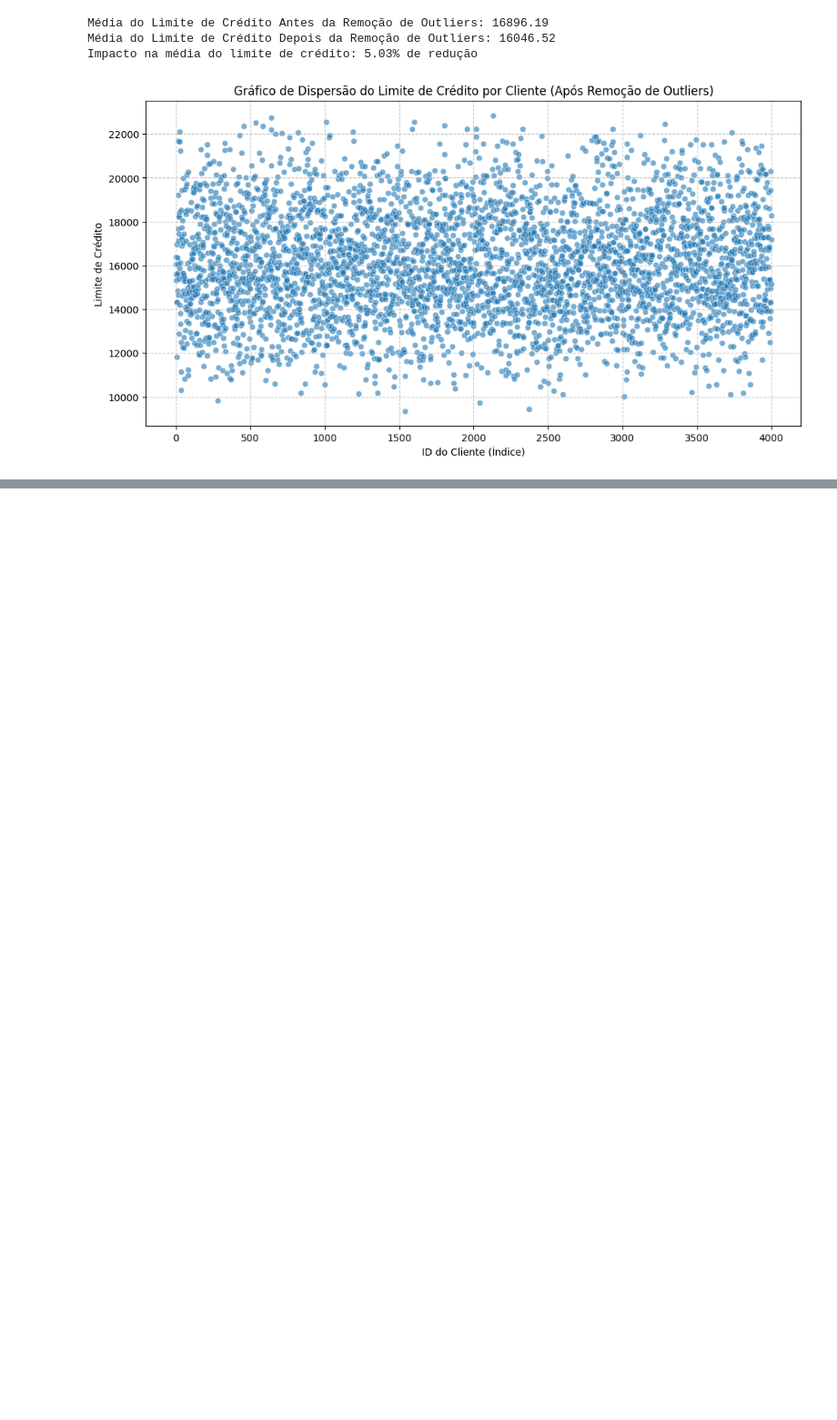
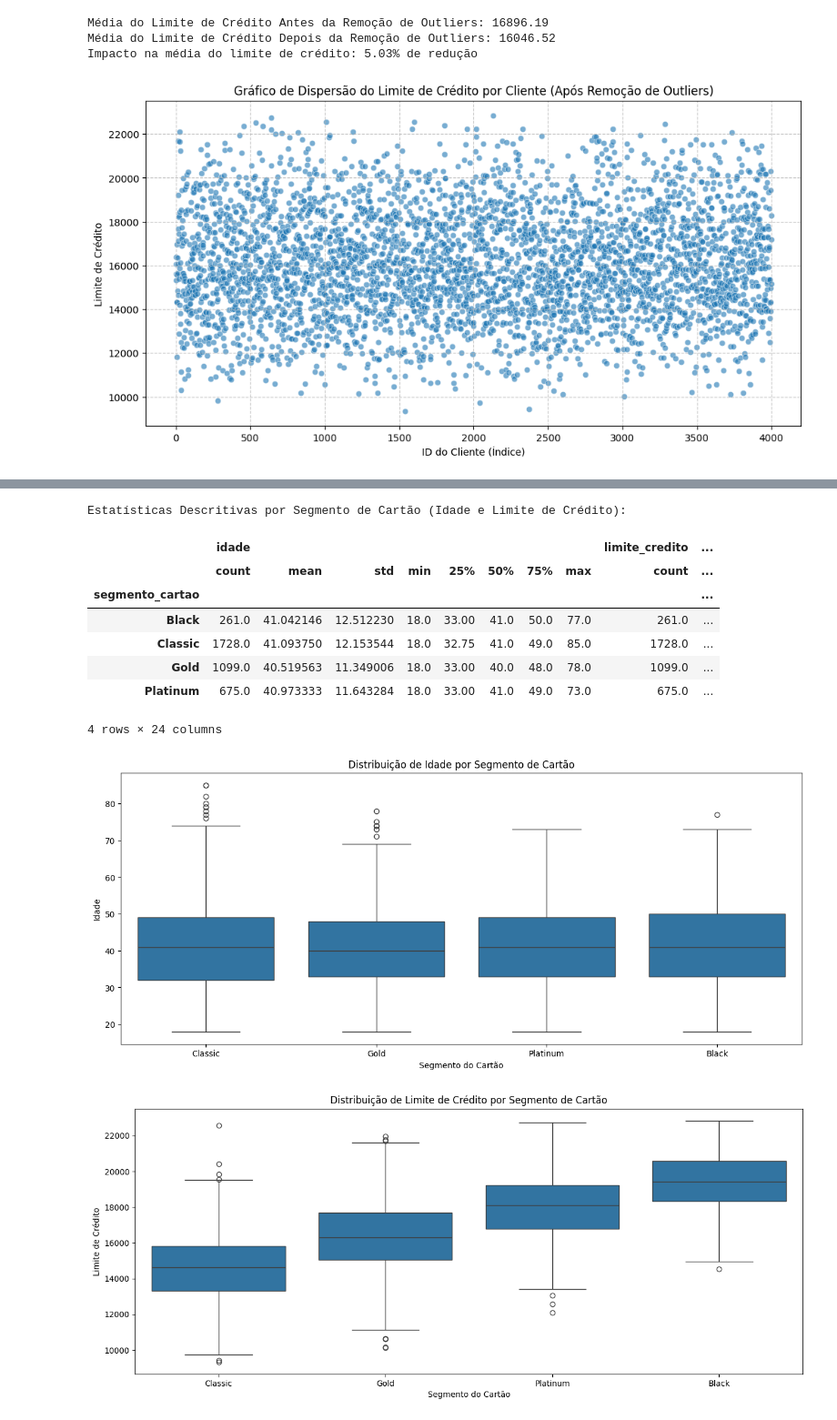
Before and after one commit to roneyreissilva/Projeto_Neocard, a Jupyter notebook: Notebook_Neocard_Roney.ipynb, the cells around one changed output, grey strips where cells are left out. Shown at 91% size. Saved outputs shown, nothing was run; the diff lists cells and outputs as text; code cells hidden in the pictures; blank space fills up the shorter version.

```diff
--- a/Notebook_Neocard_Roney.ipynb
+++ b/Notebook_Neocard_Roney.ipynb
@@ -258,0 +335,45 @@ plt.show()
+# %%
+# Agrupar por segmento de cartão e calcular estatísticas descritivas para idade e limite_credito
+print("Estatísticas Descritivas por Segmento de Cartão (Idade e Limite de Crédito):")
+
+# Filtrar apenas scores numéricos para cálculo da média por segmento
+df_segmento_numerico = df_clientes_sem_outliers_limite[df_clientes_sem_outliers_limite['score_credito'] != 'Nao_Informado'].copy()
+df_segmento_numerico['score_credito'] = df_segmento_numerico['score_credito'].astype(float)
+
+display(df_segmento_numerico.groupby('segmento_cartao')[['idade', 'limite_credito', 'score_credito']].describe())
+
+# Visualização da distribuição de Idade por Segmento de Cartão
+plt.figure(figsize=(15, 6))
+sns.boxplot(x='segmento_cartao', y='idade', data=df_clientes_sem_outliers_limite)
+plt.title('Distribuição de Idade por Segmento de Cartão')
+plt.xlabel('Segmento do Cartão')
+plt.ylabel('Idade')
+plt.show()
+
+# Visualização da distribuição de Limite de Crédito por Segmento de Cartão
+plt.figure(figsize=(15, 6))
+sns.boxplot(x='segmento_cartao', y='limite_credito', data=df_clientes_sem_outliers_limite)
+plt.title('Distribuição de Limite de Crédito por Segmento de Cartão')
+plt.xlabel('Segmento do Cartão')
+plt.ylabel('Limite de Crédito')
+plt.show()
+
+# Visualização da distribuição de Score de Crédito por Segmento de Cartão (apenas valores numéricos)
+plt.figure(figsize=(15, 6))
+sns.boxplot(x='segmento_cartao', y='score_credito', data=df_segmento_numerico)
+plt.title('Distribuição de Score de Crédito por Segmento de Cartão (Valores Informados)')
+plt.xlabel('Segmento do Cartão')
+plt.ylabel('Score de Crédito')
+plt.show()
+# %% [output]
+Estatísticas Descritivas por Segmento de Cartão (Idade e Limite de Crédito):
+|  | idade |  |  |  |  |  |  |  | limite_credito | ... |
+|  | count | mean | std | min | 25% | 50% | 75% | max | count | ... |
+| segmento_cartao |  |  |  |  |  |  |  |  |  | ... |
+| Black | 261.0 | 41.042146 | 12.512230 | 18.0 | 33.00 | 41.0 | 50.0 | 77.0 | 261.0 | ... |
+| Classic | 1728.0 | 41.093750 | 12.153544 | 18.0 | 32.75 | 41.0 | 49.0 | 85.0 | 1728.0 | ... |
+| Gold | 1099.0 | 40.519563 | 11.349006 | 18.0 | 33.00 | 40.0 | 48.0 | 78.0 | 1099.0 | ... |
+| Platinum | 675.0 | 40.973333 | 11.643284 | 18.0 | 33.00 | 41.0 | 49.0 | 73.0 | 675.0 | ... |
+4 rows × 24 columns
+[figure, added]
+[figure, added]
```
Also changed, not shown: parts of 11 cells of this notebook.
